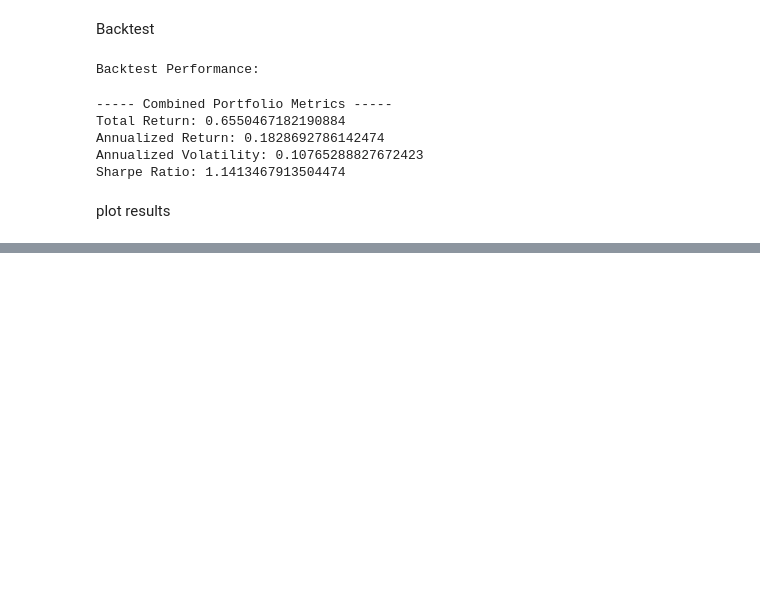
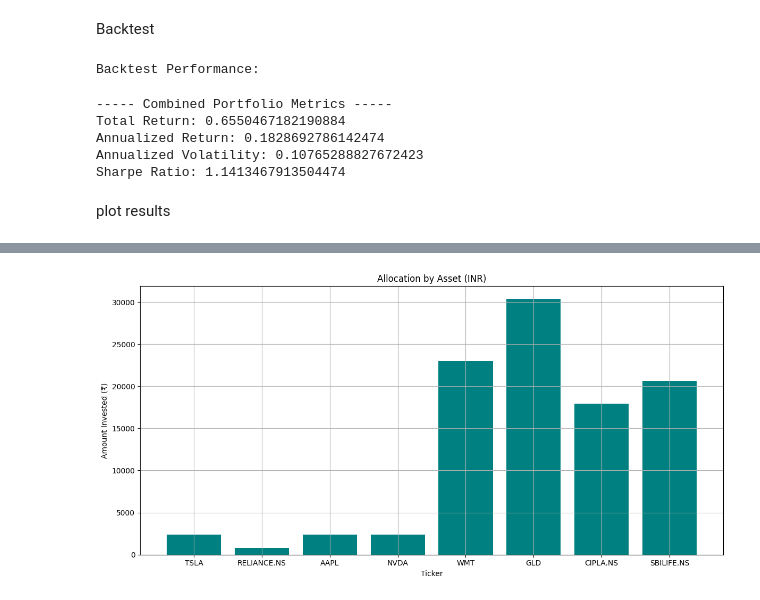
Before and after one commit to ArshChand/Portfolio-Optimizer, a Jupyter notebook: portfolio_optimizer.ipynb, the cells around one changed output, grey strips where cells are left out. Cells and saved outputs as stored; diff of their text form; code cells hidden in the pictures; blank space fills up the shorter version.

```diff
--- a/portfolio_optimizer.ipynb
+++ b/portfolio_optimizer.ipynb
@@ -322,0 +310,16 @@ plot_results_interactive_combined(
+# %%
+# 3. Bar Chart for Allocations
+alloc_inr = np.array(combined_weights) * 100000
+tickers_inr = [t for t, w in zip(combined_tickers, alloc_inr) if w > 100]
+allocs = [w for w in alloc_inr if w > 100]
+# %%
+plt.figure(figsize=(12, 6))
+plt.bar(tickers_inr, allocs, color='teal')
+plt.title("Allocation by Asset (INR)")
+plt.xlabel("Ticker")
+plt.ylabel("Amount Invested (₹)")
+plt.grid(True)
+plt.tight_layout()
+plt.show()
+# %% [output]
+[figure, added]
```
Also changed, not shown: parts of 9 cells of this notebook, 1 other file.
